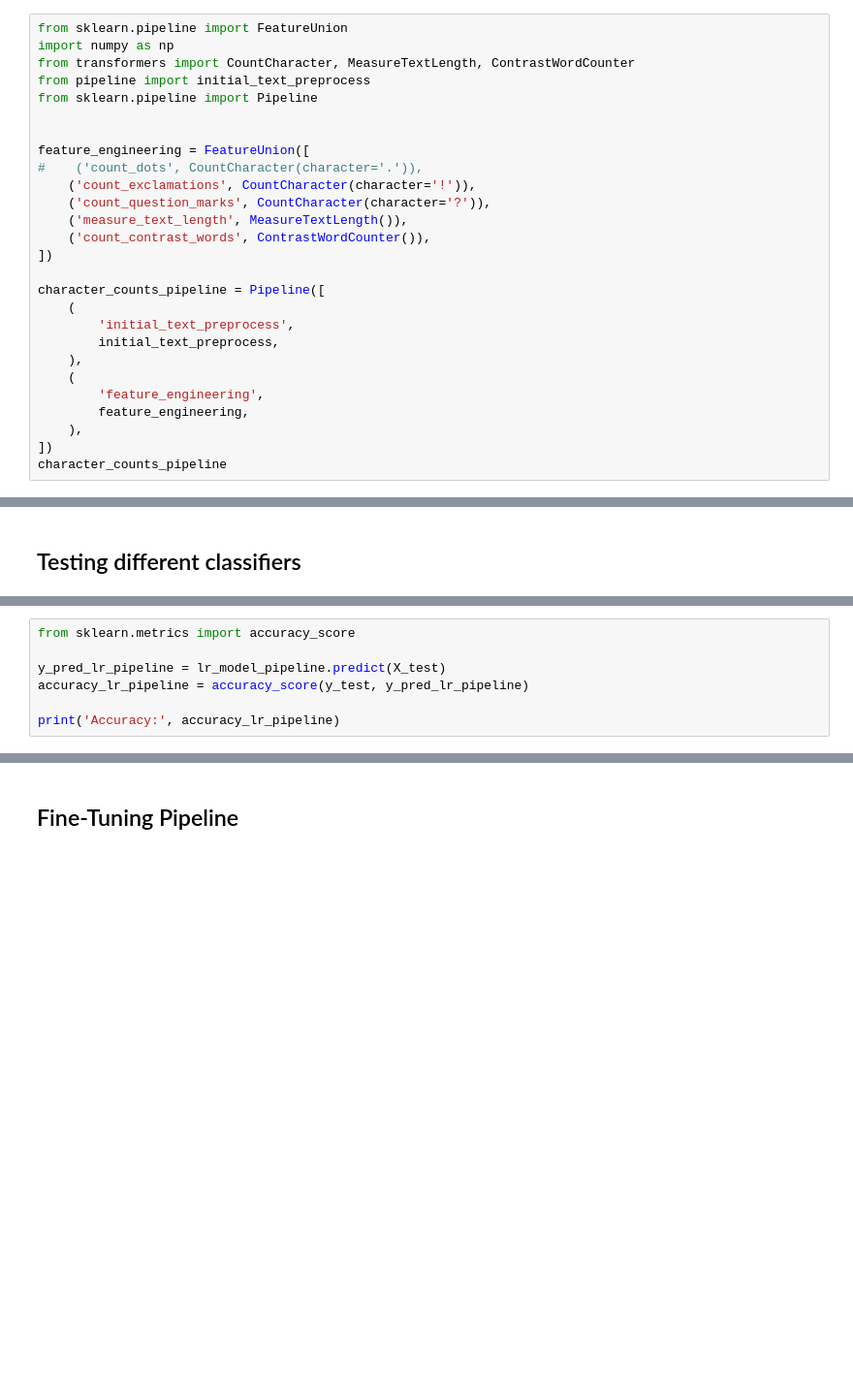
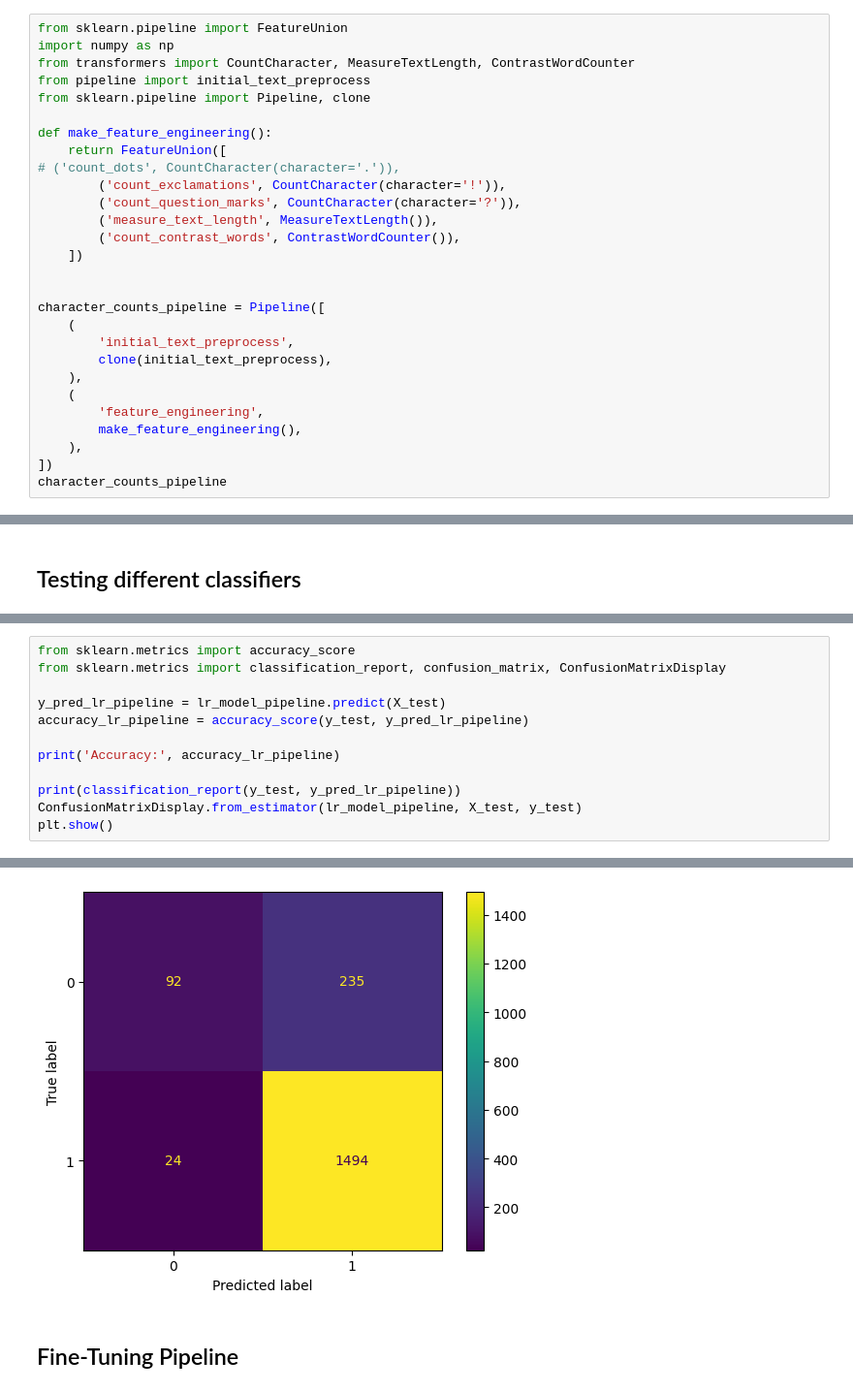
Before and after one commit to LucWill/fashion-forecasting, a Jupyter notebook: starter/starter.ipynb, the cells around one changed output, grey strips where cells are left out. Shown at 97% size. Cells and saved outputs as stored; diff of their text form; blank space fills up the shorter version.

```diff
--- a/starter/starter.ipynb
+++ b/starter/starter.ipynb
@@ -493,25 +493,26 @@ from sklearn.pipeline import FeatureUnion
 import numpy as np
 from transformers import CountCharacter, MeasureTextLength, ContrastWordCounter
 from pipeline import initial_text_preprocess
-from sklearn.pipeline import Pipeline
+from sklearn.pipeline import Pipeline, clone
 
+def make_feature_engineering():
+    return FeatureUnion([
+# ('count_dots', CountCharacter(character='.')),
+        ('count_exclamations', CountCharacter(character='!')),
+        ('count_question_marks', CountCharacter(character='?')),
+        ('measure_text_length', MeasureTextLength()),
+        ('count_contrast_words', ContrastWordCounter()),
+    ])
 
-feature_engineering = FeatureUnion([
-#    ('count_dots', CountCharacter(character='.')),
-    ('count_exclamations', CountCharacter(character='!')),
-    ('count_question_marks', CountCharacter(character='?')),
-    ('measure_text_length', MeasureTextLength()),
-    ('count_contrast_words', ContrastWordCounter()),
-])
 
 character_counts_pipeline = Pipeline([
     (
         'initial_text_preprocess',
-        initial_text_preprocess,
+        clone(initial_text_preprocess),
     ),
     (
         'feature_engineering',
-        feature_engineering,
+        make_feature_engineering(),
     ),
 ])
 character_counts_pipeline
@@ -888,8 +775,13 @@ lr_model_pipeline = Pipeline([
 # %%
 from sklearn.metrics import accuracy_score
+from sklearn.metrics import classification_report, confusion_matrix, ConfusionMatrixDisplay
 
 y_pred_lr_pipeline = lr_model_pipeline.predict(X_test)
 accuracy_lr_pipeline = accuracy_score(y_test, y_pred_lr_pipeline)
 
 print('Accuracy:', accuracy_lr_pipeline)
+
+print(classification_report(y_test, y_pred_lr_pipeline))
+ConfusionMatrixDisplay.from_estimator(lr_model_pipeline, X_test, y_test)
+plt.show()
 # %% [output]
@@ -897,2 +797,3 @@ Accuracy: 0.9024390243902439
+[figure, added]
 # %% [markdown]
 ## Fine-Tuning Pipeline
```
Also changed, not shown: parts of 37 cells of this notebook.
